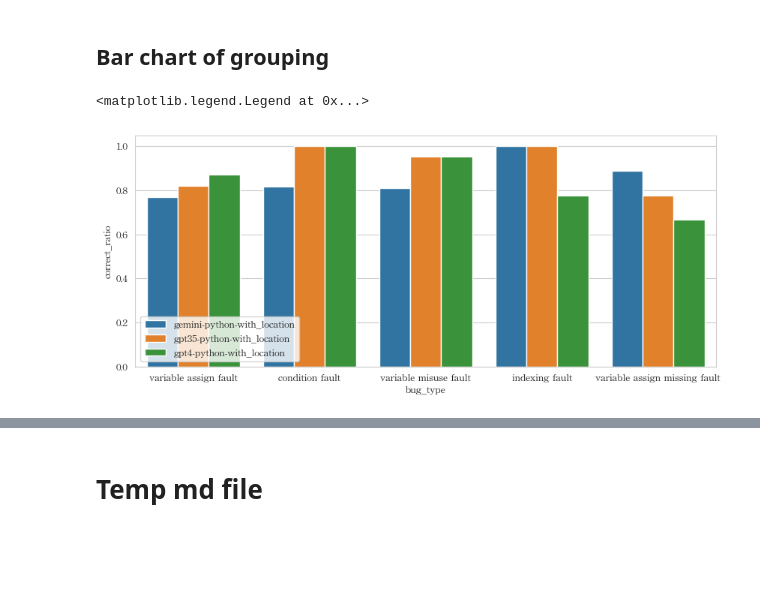
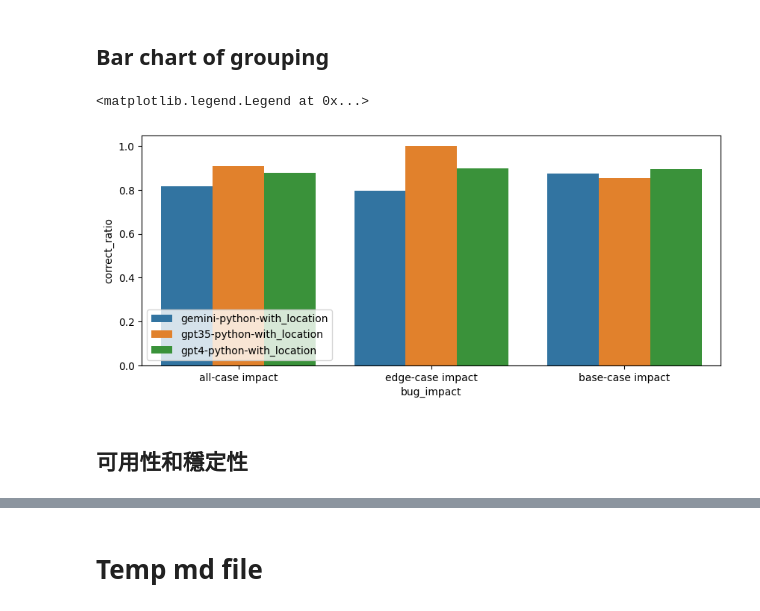
Before and after one commit to alan8365/LLM-dubug, a Jupyter notebook: src/plot.ipynb, the cells around one changed output, grey strips where cells are left out. Cells and saved outputs as stored; diff of their text form; code cells hidden in the pictures; blank space fills up the shorter version.

```diff
--- a/src/plot.ipynb
+++ b/src/plot.ipynb
@@ -21,6 +24,11 @@ for exp_name in exp_names:
     exp_dir = base_dir / exp_name
     eval_dir = exp_dir / "evals"
     art_eval_dir = exp_dir / "evals_art"
+
+    if not art_eval_dir.exists():
+        continue
+
+    exp_name = re.sub("_v\d", "", exp_name)
 
     all_eval_path = list(eval_dir.glob('*'))
     all_eval_path = sorted(all_eval_path, key = lambda p: int(p.name.split('.')[0]))
@@ -58,5 +66,5 @@ for exp_name in exp_names:
 
     exp_correct_ratio[exp_name] = exp_col
 
-exp_correct_ratio
+exp_correct_ratio.keys()
 # %% [output]
@@ -115,6 +107,8 @@ Counter({'variable assign fault': 13,
          'indexing fault': 6,
          'variable assign missing fault': 3})
 # %%
+import re
+
 bug_type_list = []
 bug_consequence_list = []
 bug_impact_list = []
@@ -127,6 +121,8 @@ for exp_name, exp_info in exp_correct_ratio.items():
         bug_type = bug_type_dict[prog_name]
         bug_consequence = bug_consequence_dict[prog_name]
         bug_impact = bug_impact_dict[prog_name]
+
+        exp_name = re.sub("_v\d", "", exp_name)
 
         correct_ratio_list.append(correct_ratio)
         exp_name_list.append(exp_name)
@@ -143,5 +139,13 @@ correct_ratio_df = pd.DataFrame({
     'correct_ratio': correct_ratio_list,
 })
 
+correct_ratio_df["prompt"] = correct_ratio_df["exp_name"].str.split('-').str[-1]
+correct_ratio_df["model"] = correct_ratio_df["exp_name"].str.split('-').str[0]
+
+correct_ratio_df["available"] = correct_ratio_df["correct_ratio"] > 0
+correct_ratio_df["stable"] = correct_ratio_df["correct_ratio"] == 1
+
+correct_ratio_df.to_csv("correct_ratio_df.csv")
+
 correct_ratio_df
 # %% [output]
@@ -290,16 +326,17 @@ sns.heatmap(exp_df[filtered_exp_names].transpose(), xticklabels=True, yticklabel
 # %%
 temp_selected_exp_names = [
     "gpt35-python-with_location",
     "gpt4-python-with_location",
     "gemini-python-with_location",
 ]
 
 filtered_correct_ratio_df = correct_ratio_df[correct_ratio_df["exp_name"].isin(temp_selected_exp_names)]
 
 fig, ax = plt.subplots(figsize=(10, 4))
-sns.barplot(data=filtered_correct_ratio_df, x="bug_type", y="correct_ratio", errorbar=None, hue="exp_name")
-
+sns.barplot(data=filtered_correct_ratio_df, x="bug_impact", y="correct_ratio", errorbar=None, hue="exp_name")
 plt.legend(loc='lower left')
 # %% [output]
 <matplotlib.legend.Legend at 0x...>
-[figure, old version]
+[figure, new version]
+# %% [markdown]
+## 可用性和穩定性
```
Also changed, not shown: parts of 17 cells of this notebook, 3 other files.
